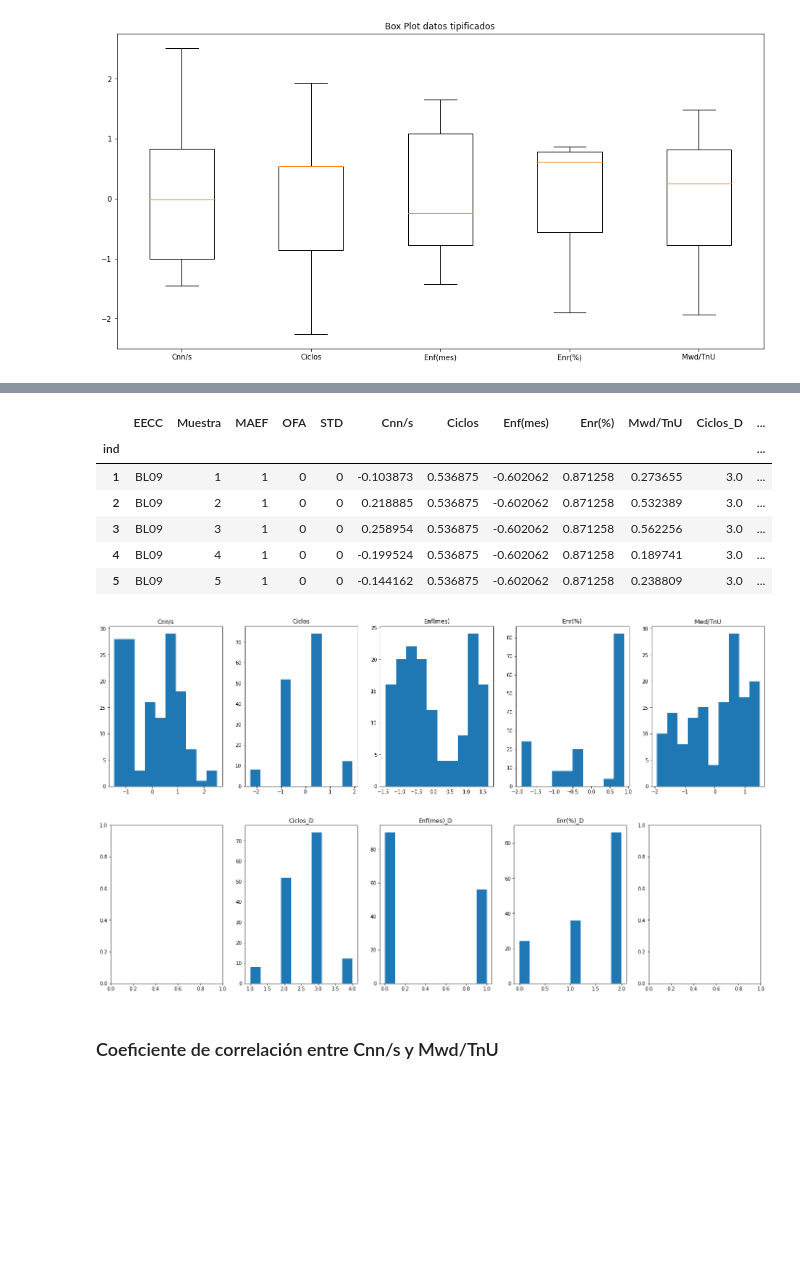
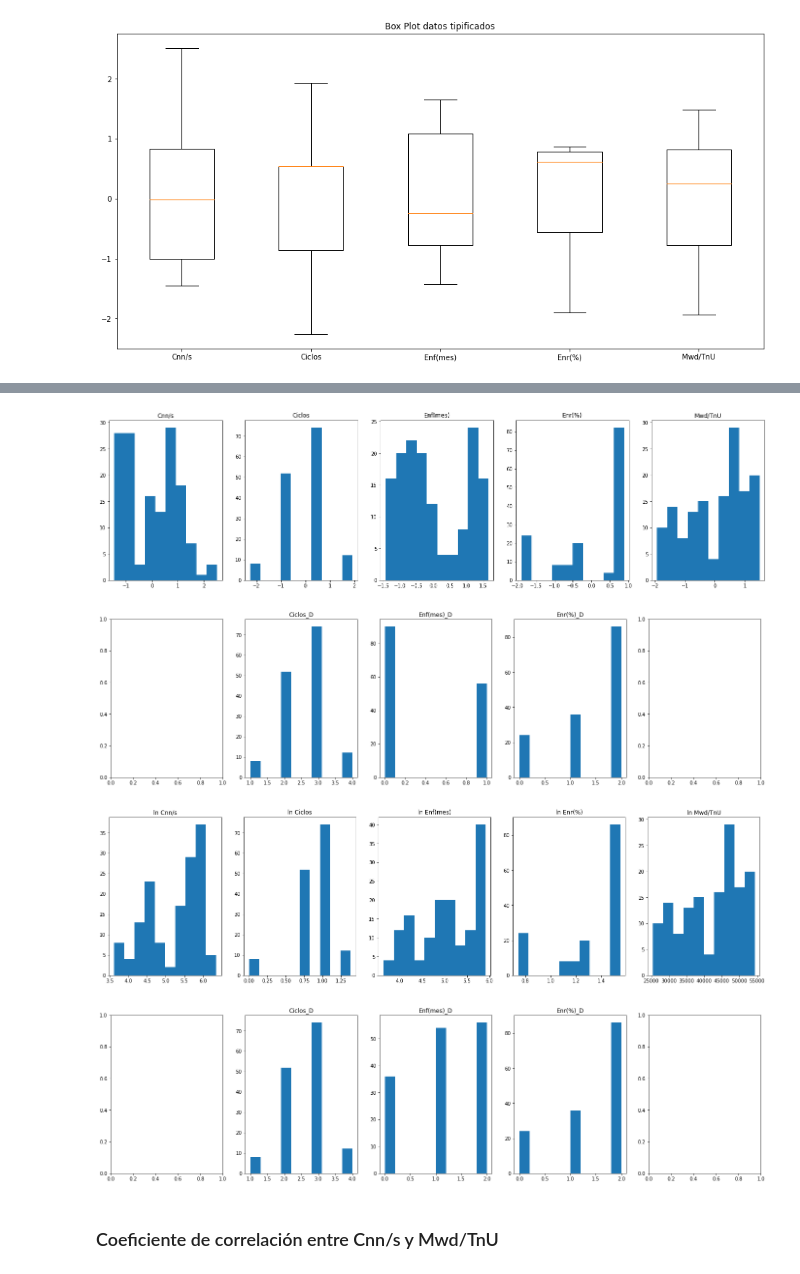
Before and after one commit to jarok03/PracticaUAM, a Jupyter notebook: CalculoQuemadoRev1.ipynb, the cells around one changed output, grey strips where cells are left out. Saved outputs shown, nothing was run; the diff lists cells and outputs as text; code cells hidden in the pictures; blank space fills up the shorter version.

```diff
--- a/CalculoQuemadoRev1.ipynb
+++ b/CalculoQuemadoRev1.ipynb
@@ -129,44 +128,67 @@ plt.close()
 # %%
 # Discretizo para visualizar después los datos según rangos de estas variables.
-# Elijo el número de intervalos según las modas en la distribución.
-enfriDis = KBinsDiscretizer(n_bins=2, encode='ordinal', strategy='kmeans').fit_transform(df[['Enf(mes)']])
-enriqDis = KBinsDiscretizer(n_bins=3, encode='ordinal', strategy='kmeans').fit_transform(df[['Enr(%)']])
+# Elijo el número de intervalos según las modas en las distribuciones.
+enfriDis = KBinsDiscretizer(n_bins=2, encode='ordinal', strategy='kmeans').fit_transform(data[['Enf(mes)']])
+enriqDis = KBinsDiscretizer(n_bins=3, encode='ordinal', strategy='kmeans').fit_transform(data[['Enr(%)']])
 
 # Añado las variables discretas al dataframe
 data['Ciclos_D'] = df['Ciclos'].astype(float)
 data['Enf(mes)_D'] = enfriDis
 data['Enr(%)_D'] = enriqDis
 
-data.head()
+# Lo mismo para el data frame logarítmico
+enfriDisL = KBinsDiscretizer(n_bins=3, encode='ordinal', strategy='kmeans').fit_transform(dataL[['Enf(mes)']])
+enriqDisL = KBinsDiscretizer(n_bins=3, encode='ordinal', strategy='kmeans').fit_transform(dataL[['Enr(%)']])
+
+dataL['Ciclos_D'] = df['Ciclos'].astype(float)
+dataL['Enf(mes)_D'] = enfriDisL
+dataL['Enr(%)_D'] = enriqDisL
+
+
+# data.head()
+# dataL.head()
-# %% [output]
-|  | EECC | Muestra | MAEF | OFA | STD | Cnn/s | Ciclos | Enf(mes) | Enr(%) | Mwd/TnU | Ciclos_D | ... |
-| ind |  |  |  |  |  |  |  |  |  |  |  | ... |
-| 1 | BL09 | 1 | 1 | 0 | 0 | -0.103873 | 0.536875 | -0.602062 | 0.871258 | 0.273655 | 3.0 | ... |
-| 2 | BL09 | 2 | 1 | 0 | 0 | 0.218885 | 0.536875 | -0.602062 | 0.871258 | 0.532389 | 3.0 | ... |
-| 3 | BL09 | 3 | 1 | 0 | 0 | 0.258954 | 0.536875 | -0.602062 | 0.871258 | 0.562256 | 3.0 | ... |
-| 4 | BL09 | 4 | 1 | 0 | 0 | -0.199524 | 0.536875 | -0.602062 | 0.871258 | 0.189741 | 3.0 | ... |
-| 5 | BL09 | 5 | 1 | 0 | 0 | -0.144162 | 0.536875 | -0.602062 | 0.871258 | 0.238809 | 3.0 | ... |
 # %%
 # Diagramas de las variables tipificadas
 fig3,ax3 = plt.subplots(1,5,figsize=(24,6))
 variables = data.columns.tolist()[5:10]
 for a,var in enumerate(variables):
     ax3[a].hist(data[var].values)
     ax3[a].set_title(var)
     a+1
 
-# Diagramas de las variables discretizadas
+# Diagramas de las variables tipificadas & discretizadas
 fig4,ax4 = plt.subplots(1,5,figsize=(24,6))
 variables = data.columns.tolist()[10:]
 for a,var in enumerate(variables):
     ax4[a+1].hist(data[var].values)
     ax4[a+1].set_title(var)
     a+1
 
+# Diagramas de las variables logarítmicas
+fig3L,ax3L = plt.subplots(1,5,figsize=(24,6))
+variables = dataL.columns.tolist()[5:10]
+for a,var in enumerate(variables):
+    ax3L[a].hist(dataL[var].values)
+    ax3L[a].set_title('ln ' + var)
+    a+1
+
+# Diagramas de las variables logarítmicas & discretizadas
+fig4L,ax4L = plt.subplots(1,5,figsize=(24,6))
+variables = dataL.columns.tolist()[10:]
+for a,var in enumerate(variables):
+    ax4L[a+1].hist(dataL[var].values)
+    ax4L[a+1].set_title(var)
+    a+1
+
+
+
+
 plt.show()
 plt.close()
 # %% [output]
 [figure]
 [figure]
+[figure, added]
+[figure, added]
 # %% [markdown]
 ### Coeficiente de correlación entre Cnn/s y Mwd/TnU
```
Also changed, not shown: parts of 31 cells of this notebook.
